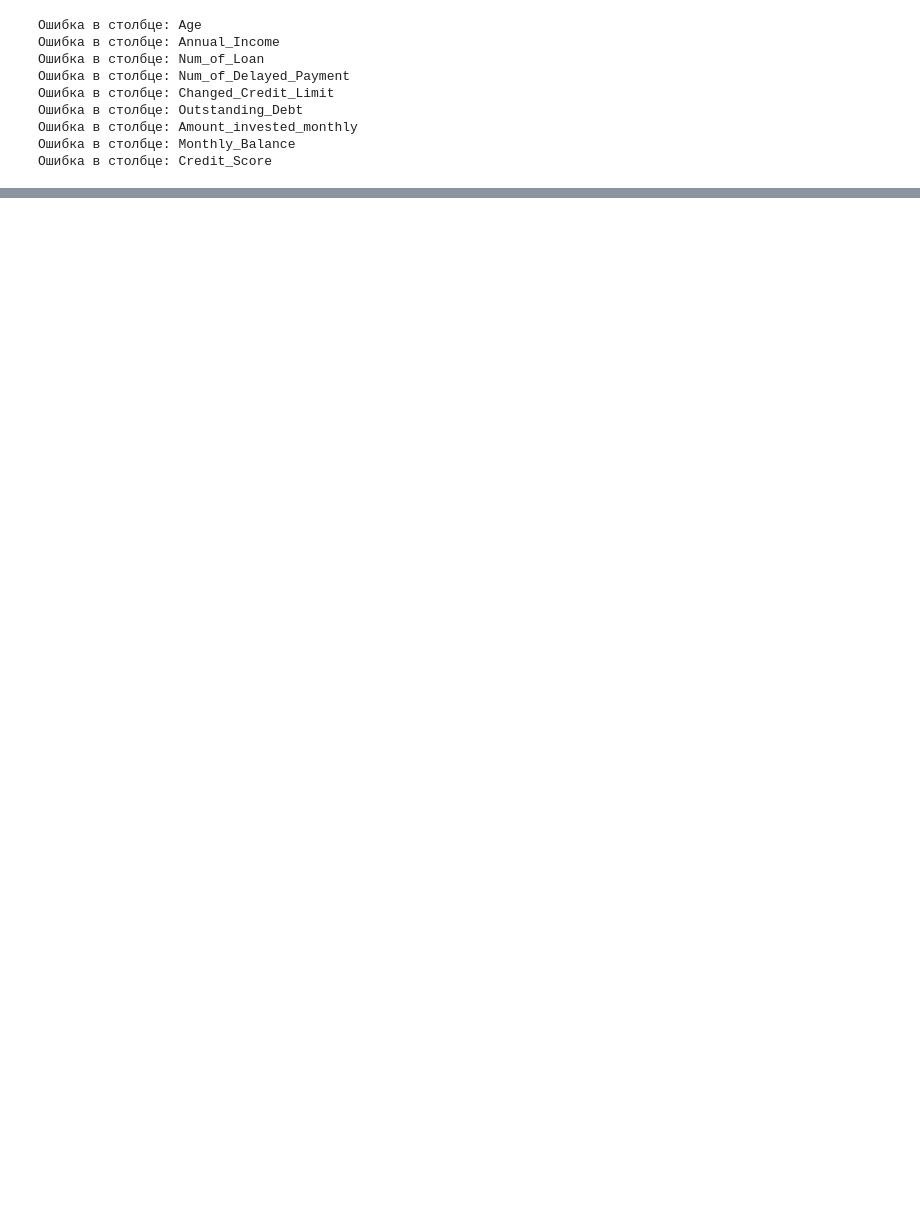
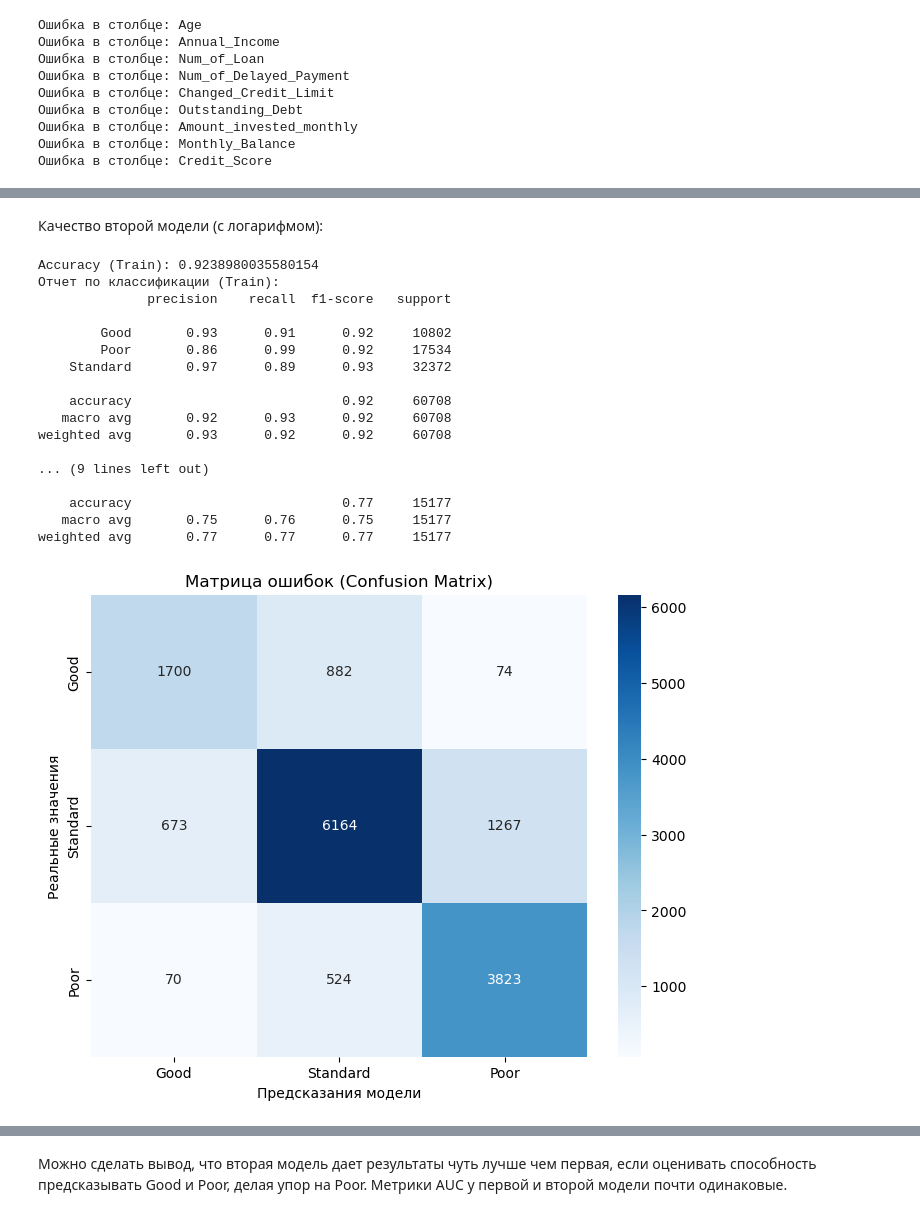
Before and after one commit to Vladlen1708/Credit-score-first-pet-project-, a Jupyter notebook: Credit_score.ipynb, the cells around one changed output, grey strips where cells are left out. Cells and saved outputs as stored; diff of their text form; code cells hidden in the pictures; blank space fills up the shorter version.

```diff
--- a/Credit_score.ipynb
+++ b/Credit_score.ipynb
@@ -271,0 +366,23 @@ plt.show()
+# %% [markdown]
+Качество второй модели (с логарифмом):
+# %%
+evaluate(model2, X_train_log, y_train_log, X_test_log, y_test_log)
+# %% [output]
+Accuracy (Train): 0.9238980035580154
+Отчет по классификации (Train):
+              precision    recall  f1-score   support
+
+        Good       0.93      0.91      0.92     10802
+        Poor       0.86      0.99      0.92     17534
+    Standard       0.97      0.89      0.93     32372
+
+    accuracy                           0.92     60708
+   macro avg       0.92      0.93      0.92     60708
+weighted avg       0.93      0.92      0.92     60708
+
+... (9 lines left out)
+
+    accuracy                           0.77     15177
+   macro avg       0.75      0.76      0.75     15177
+weighted avg       0.77      0.77      0.77     15177
+[figure, added]
@@ -271,0 +390,2 @@ plt.show()
+# %% [markdown]
+Можно сделать вывод, что вторая модель дает результаты чуть лучше чем первая, если оценивать способность предсказывать Good и Poor, делая упор на Poor. Метрики AUC у первой и второй модели почти одинаковые.
```
Also changed, not shown: parts of 41 cells of this notebook, 1 other file.
